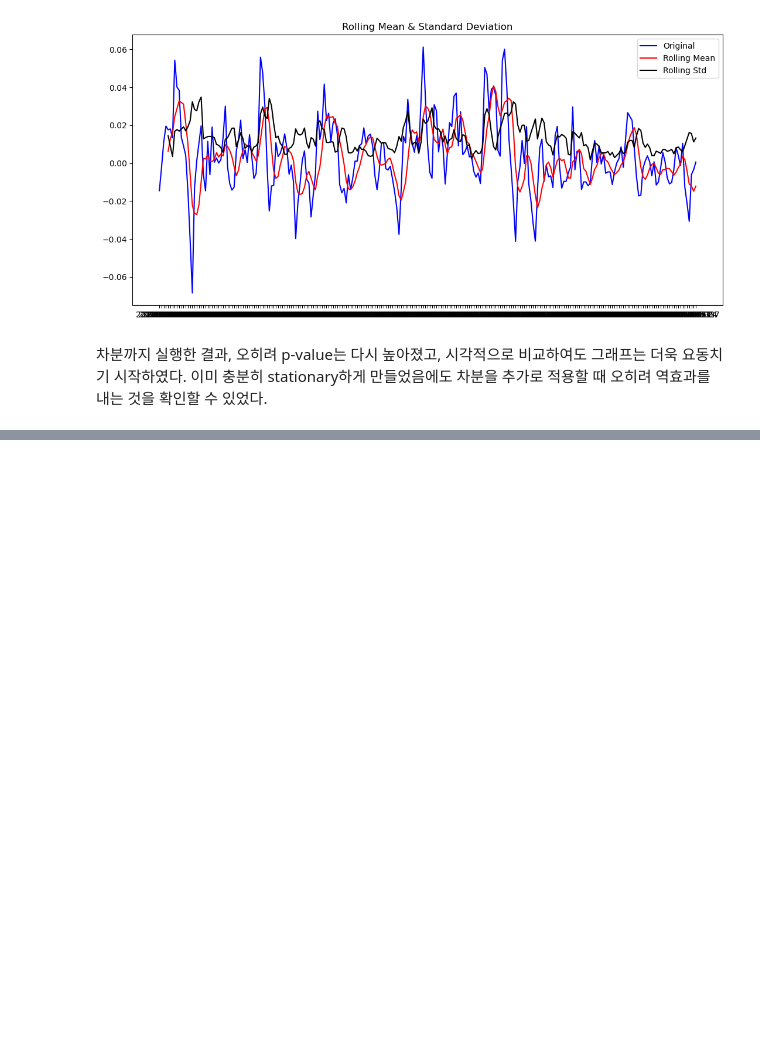
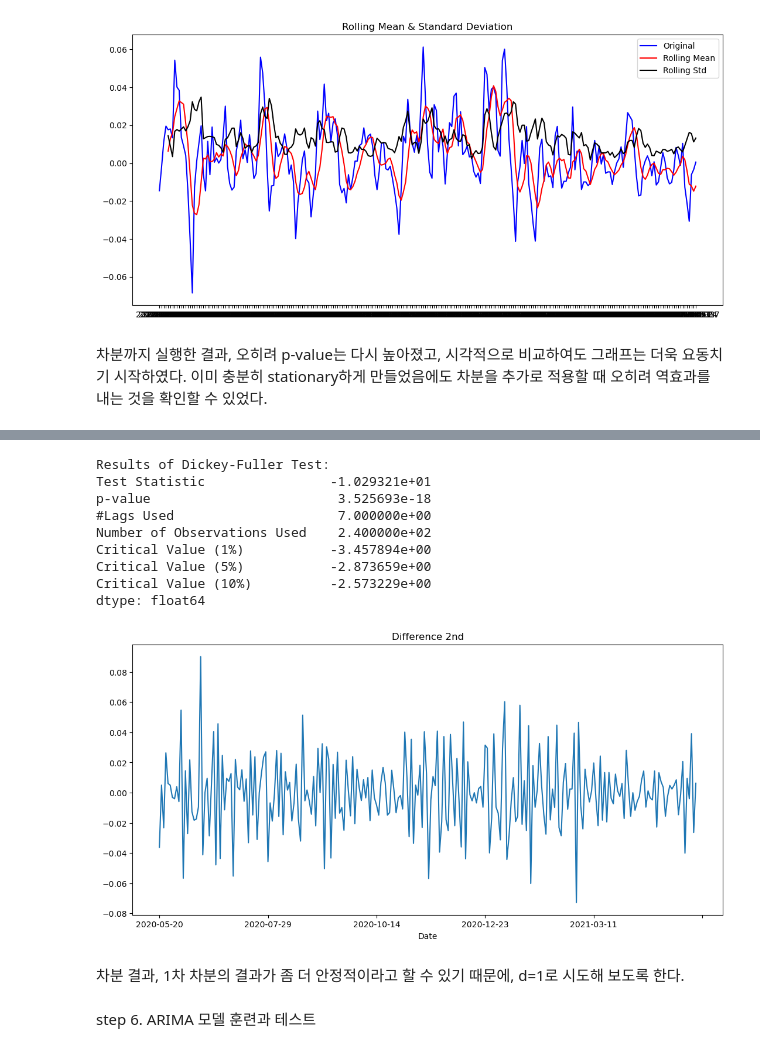
Before and after one commit to doldol1/edu-repo, a Jupyter notebook: [E-04]ARIMA_model.ipynb, the cells around one changed output, grey strips where cells are left out. Cells and saved outputs as stored; diff of their text form; code cells hidden in the pictures; blank space fills up the shorter version.

```diff
--- a/[E-04]ARIMA_model.ipynb
+++ b/[E-04]ARIMA_model.ipynb
@@ -243,0 +247,20 @@ plot_rolling_statistics(sam_log_mov_avg_shift, window=5)
+# %%
+diff_2 = diff_1.diff(periods=1).iloc[1:]
+diff_2.plot(title='Difference 2nd')
+
+augmented_dickey_fuller_test(diff_2)
+# %% [output]
+Results of Dickey-Fuller Test:
+Test Statistic                -1.029321e+01
+p-value                        3.525693e-18
+#Lags Used                     7.000000e+00
+Number of Observations Used    2.400000e+02
+Critical Value (1%)           -3.457894e+00
+Critical Value (5%)           -2.873659e+00
+Critical Value (10%)          -2.573229e+00
+dtype: float64
+[figure, added]
+# %% [markdown]
+차분 결과, 1차 차분의 결과가 좀 더 안정적이라고 할 수 있기 때문에, d=1로 시도해 보도록 한다.
+# %% [markdown]
+step 6. ARIMA 모델 훈련과 테스트
```
Also changed, not shown: parts of 68 cells of this notebook, 2 other files.
